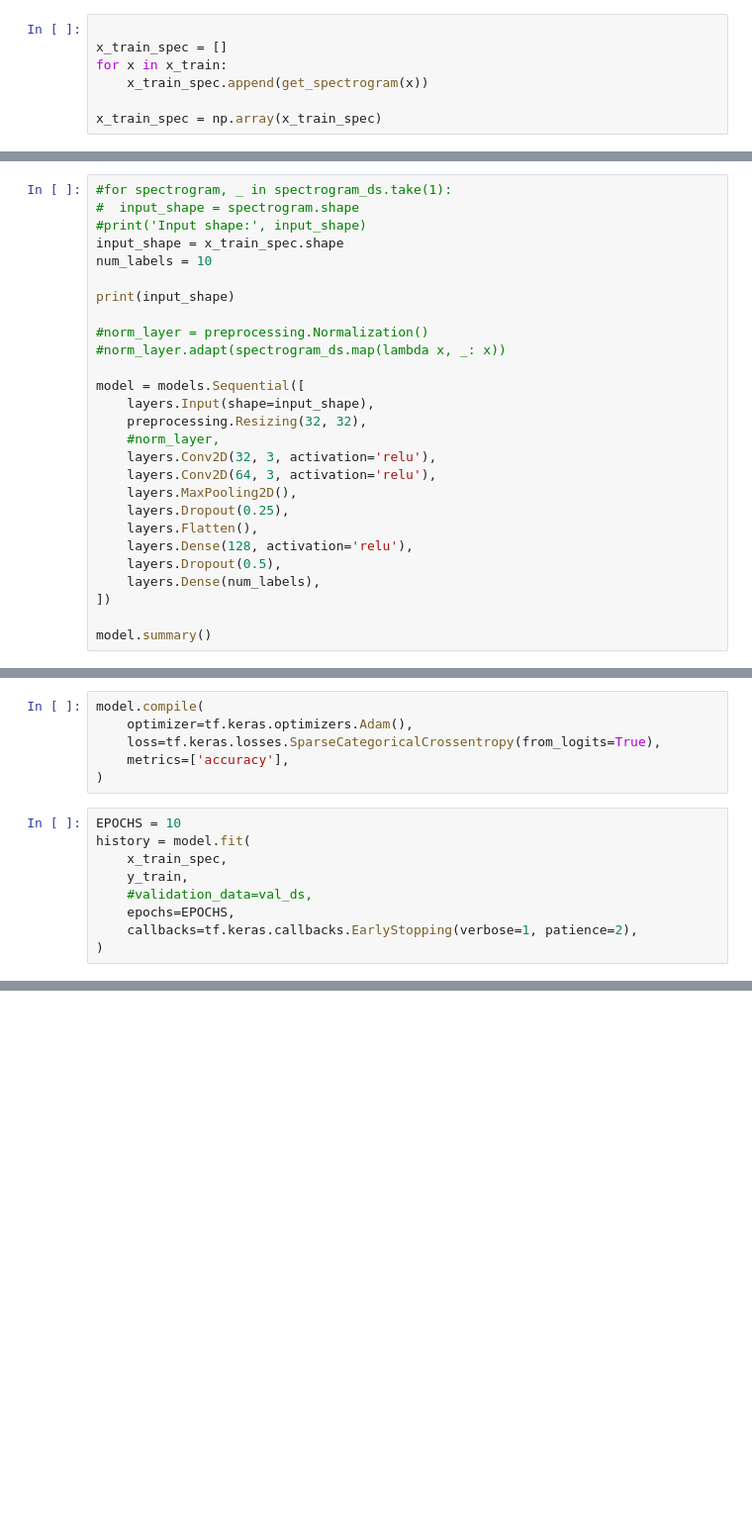
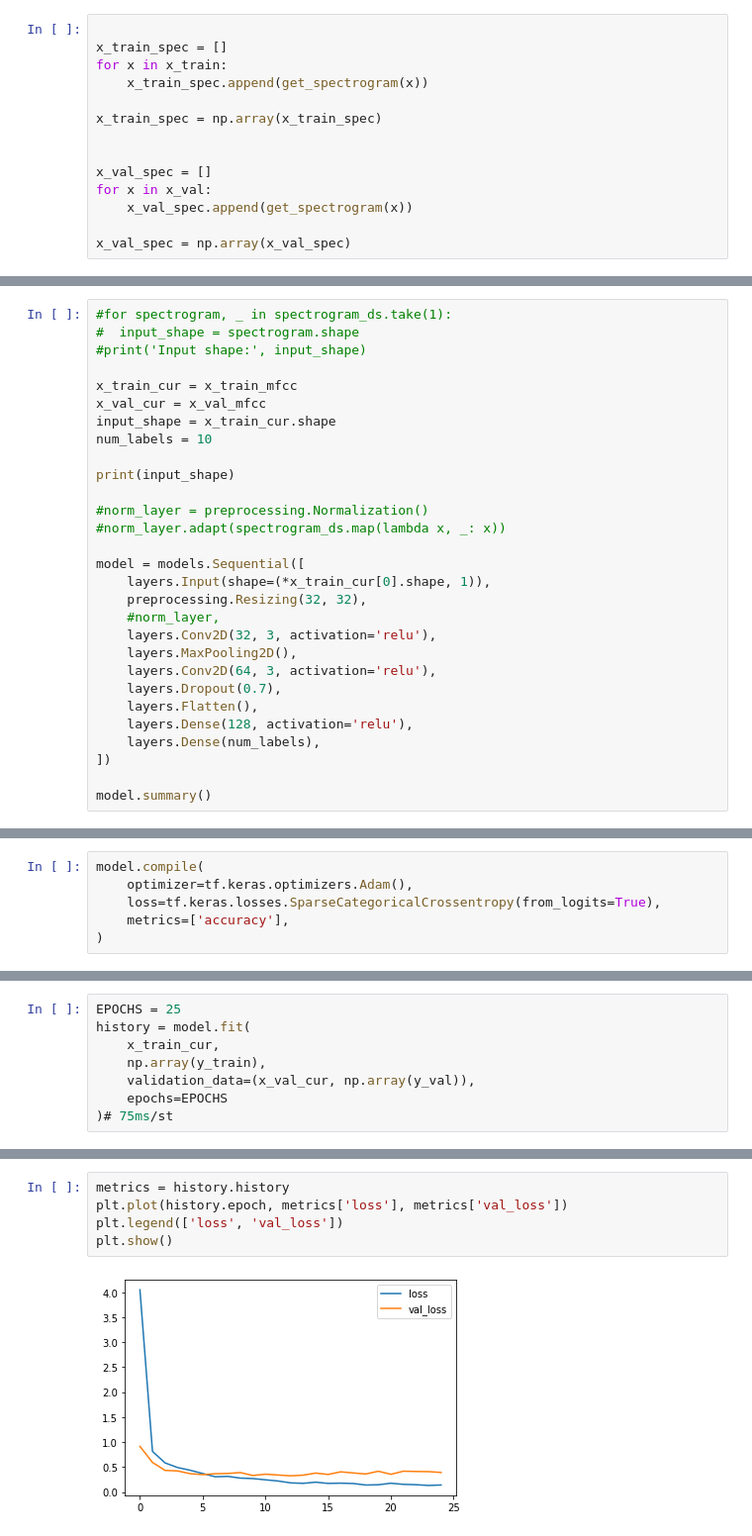
Before and after one commit to leand12/TAAProject2, a Jupyter notebook: proj2.ipynb, the cells around one changed output, grey strips where cells are left out. Shown: that part at 99% size. Drawn from its saved outputs; the diff is of its cells as text; blank space fills up the shorter version.

Commit message:
mfcc

```diff
--- a/proj2.ipynb
+++ b/proj2.ipynb
@@ -175,3 +177,10 @@ for x in x_train:
     x_train_spec.append(get_spectrogram(x))
 
 x_train_spec = np.array(x_train_spec)
+
+
+x_val_spec = []
+for x in x_val:
+    x_val_spec.append(get_spectrogram(x))
+
+x_val_spec = np.array(x_val_spec)
@@ -179,7 +219,10 @@ x_train_spec = np.array(x_train_spec)
 #for spectrogram, _ in spectrogram_ds.take(1):
 #  input_shape = spectrogram.shape
 #print('Input shape:', input_shape)
-input_shape = x_train_spec.shape
+
+x_train_cur = x_train_mfcc
+x_val_cur = x_val_mfcc
+input_shape = x_train_cur.shape
 num_labels = 10
 
 print(input_shape)
@@ -188,16 +231,15 @@ print(input_shape)
 #norm_layer.adapt(spectrogram_ds.map(lambda x, _: x))
 
 model = models.Sequential([
-    layers.Input(shape=input_shape),
+    layers.Input(shape=(*x_train_cur[0].shape, 1)),
     preprocessing.Resizing(32, 32),
     #norm_layer,
     layers.Conv2D(32, 3, activation='relu'),
+    layers.MaxPooling2D(),
     layers.Conv2D(64, 3, activation='relu'),
-    layers.MaxPooling2D(),
-    layers.Dropout(0.25),
+    layers.Dropout(0.7),
     layers.Flatten(),
     layers.Dense(128, activation='relu'),
-    layers.Dropout(0.5),
     layers.Dense(num_labels),
 ])
 
@@ -226,12 +268,3 @@ model.compile(
     loss=tf.keras.losses.SparseCategoricalCrossentropy(from_logits=True),
     metrics=['accuracy'],
 )
-# %%
-EPOCHS = 10
-history = model.fit(
-    x_train_spec,
-    y_train,
-    #validation_data=val_ds,
-    epochs=EPOCHS,
-    callbacks=tf.keras.callbacks.EarlyStopping(verbose=1, patience=2),
-)
@@ -239,0 +271,8 @@ ValueError: Failed to find data adapter that can handle input: <class 'numpy.nda
+# %%
+EPOCHS = 25
+history = model.fit(
+    x_train_cur,
+    np.array(y_train),
+    validation_data=(x_val_cur, np.array(y_val)),
+    epochs=EPOCHS
+)# 75ms/st
@@ -239,0 +297,7 @@ ValueError: Failed to find data adapter that can handle input: <class 'numpy.nda
+# %%
+metrics = history.history
+plt.plot(history.epoch, metrics['loss'], metrics['val_loss'])
+plt.legend(['loss', 'val_loss'])
+plt.show()
+# %% [output]
+[figure, added]
```
Also changed, not shown: parts of 8 cells of this notebook.
